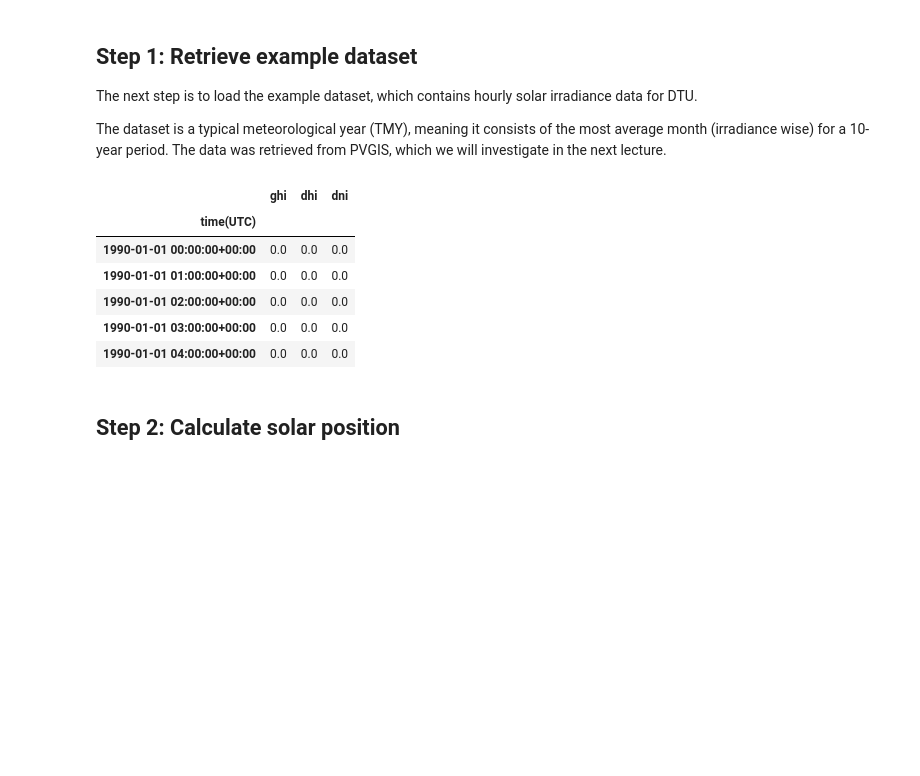
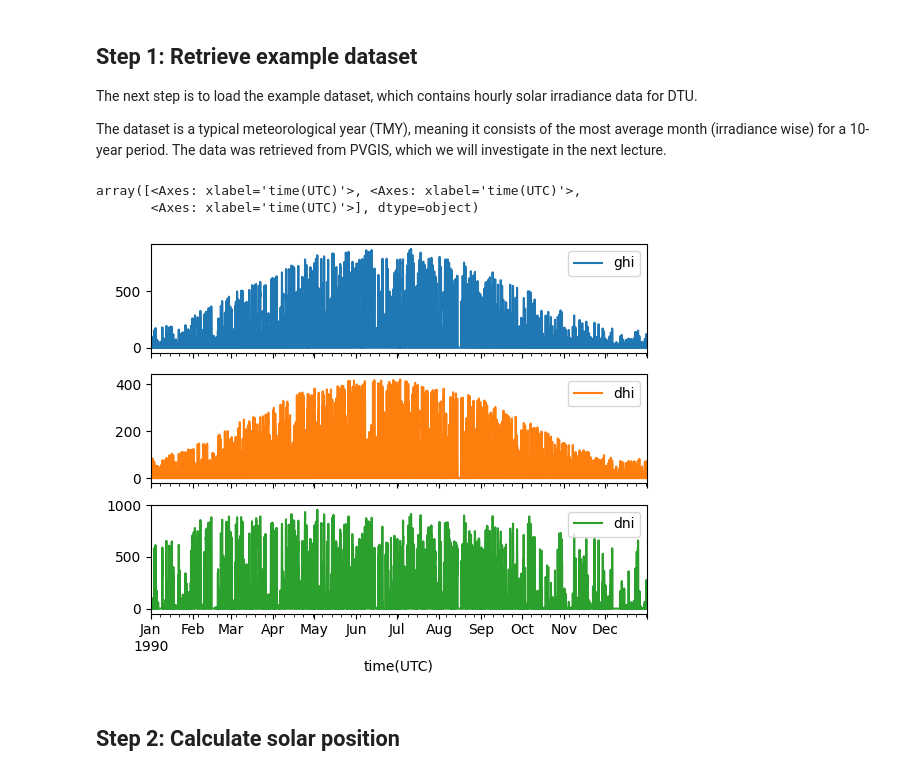
Before and after one commit to AdamRJensen/solar-resource-course, a Jupyter notebook: transposition_models.ipynb, the cells around one changed output. Cells and saved outputs as stored; diff of their text form; code cells hidden in the pictures; blank space fills up the shorter version.

```diff
--- a/transposition_models.ipynb
+++ b/transposition_models.ipynb
@@ -20,17 +20,13 @@ The dataset is a typical meteorological year (TMY), meaning it consists of the m
 # %%
 file_url = 'https://raw.githubusercontent.com/AdamRJensen/solar-resource-course/refs/heads/main/data/example_annual_dataset.csv'
 
 data = pd.read_csv(file_url, index_col=[0], parse_dates=[0])
 
-data.head()
+data.plot(subplots=True, sharex=True)
 # %% [output]
-|  | ghi | dhi | dni |
-| time(UTC) |  |  |  |
-| 1990-01-01 00:00:00+00:00 | 0.0 | 0.0 | 0.0 |
-| 1990-01-01 01:00:00+00:00 | 0.0 | 0.0 | 0.0 |
-| 1990-01-01 02:00:00+00:00 | 0.0 | 0.0 | 0.0 |
-| 1990-01-01 03:00:00+00:00 | 0.0 | 0.0 | 0.0 |
-| 1990-01-01 04:00:00+00:00 | 0.0 | 0.0 | 0.0 |
+array([<Axes: xlabel='time(UTC)'>, <Axes: xlabel='time(UTC)'>,
+       <Axes: xlabel='time(UTC)'>], dtype=object)
+[figure, added]
 # %% [markdown]
 ## Step 2: Calculate solar position
 # %%
```
Also changed, not shown: parts of 2 cells of this notebook, 1 other file.
